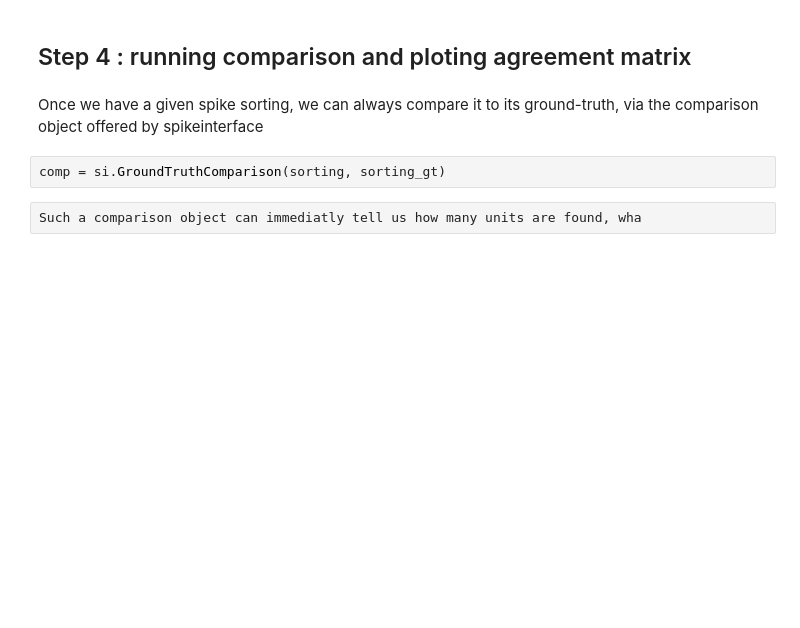
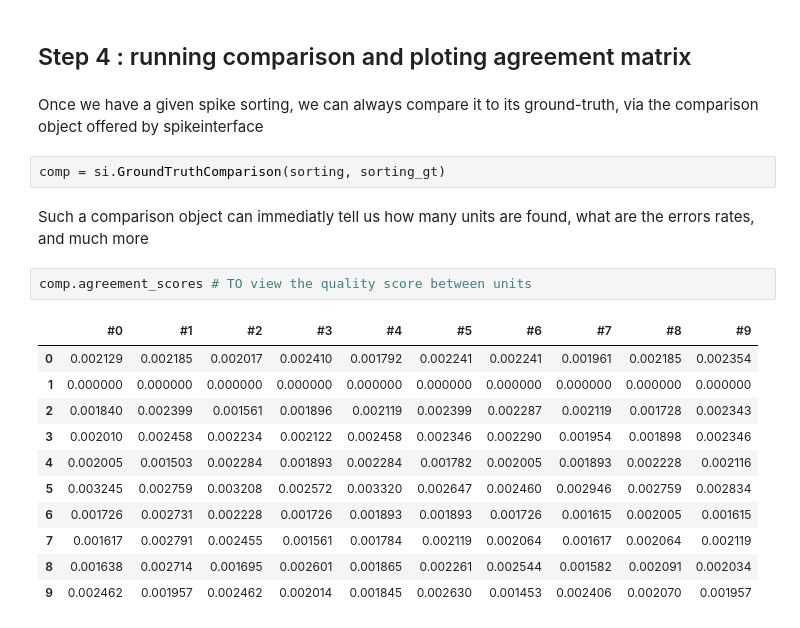
Before and after one commit to samuelgarcia/school_spike_sorting_lyon_2021, a Jupyter notebook: Practice_3_benchmark_some_sorters/practice_3_benchmark_sorters.ipynb, the cells around one changed output. Cells and saved outputs as stored; diff of their text form; blank space fills up the shorter version.

```diff
--- a/Practice_3_benchmark_some_sorters/practice_3_benchmark_sorters.ipynb
+++ b/Practice_3_benchmark_some_sorters/practice_3_benchmark_sorters.ipynb
@@ -157,5 +154,19 @@ You just noticed how easy it is to run several sorters on a given recording. But
 Once we have a given spike sorting, we can always compare it to its ground-truth, via the comparison object offered by spikeinterface
 # %%
 comp = si.GroundTruthComparison(sorting, sorting_gt)
-# %%
-Such a comparison object can immediatly tell us how many units are found, wha
+# %% [markdown]
+Such a comparison object can immediatly tell us how many units are found, what are the errors rates, and much more
+# %%
+comp.agreement_scores # TO view the quality score between units
+# %% [output]
+|  | #0 | #1 | #2 | #3 | #4 | #5 | #6 | #7 | #8 | #9 |
+| 0 | 0.002129 | 0.002185 | 0.002017 | 0.002410 | 0.001792 | 0.002241 | 0.002241 | 0.001961 | 0.002185 | 0.002354 |
+| 1 | 0.000000 | 0.000000 | 0.000000 | 0.000000 | 0.000000 | 0.000000 | 0.000000 | 0.000000 | 0.000000 | 0.000000 |
+| 2 | 0.001840 | 0.002399 | 0.001561 | 0.001896 | 0.002119 | 0.002399 | 0.002287 | 0.002119 | 0.001728 | 0.002343 |
+| 3 | 0.002010 | 0.002458 | 0.002234 | 0.002122 | 0.002458 | 0.002346 | 0.002290 | 0.001954 | 0.001898 | 0.002346 |
+| 4 | 0.002005 | 0.001503 | 0.002284 | 0.001893 | 0.002284 | 0.001782 | 0.002005 | 0.001893 | 0.002228 | 0.002116 |
+| 5 | 0.003245 | 0.002759 | 0.003208 | 0.002572 | 0.003320 | 0.002647 | 0.002460 | 0.002946 | 0.002759 | 0.002834 |
+| 6 | 0.001726 | 0.002731 | 0.002228 | 0.001726 | 0.001893 | 0.001893 | 0.001726 | 0.001615 | 0.002005 | 0.001615 |
+| 7 | 0.001617 | 0.002791 | 0.002455 | 0.001561 | 0.001784 | 0.002119 | 0.002064 | 0.001617 | 0.002064 | 0.002119 |
+| 8 | 0.001638 | 0.002714 | 0.001695 | 0.002601 | 0.001865 | 0.002261 | 0.002544 | 0.001582 | 0.002091 | 0.002034 |
+| 9 | 0.002462 | 0.001957 | 0.002462 | 0.002014 | 0.001845 | 0.002630 | 0.001453 | 0.002406 | 0.002070 | 0.001957 |
```
Also changed, not shown: parts of 18 cells of this notebook.
